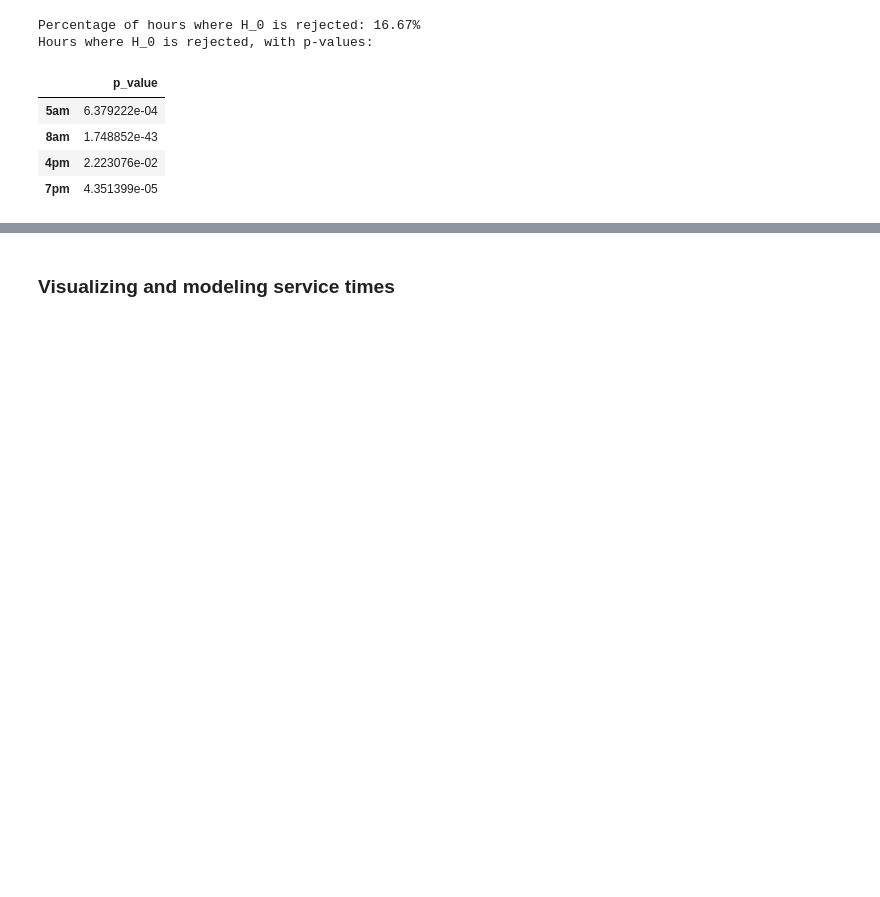
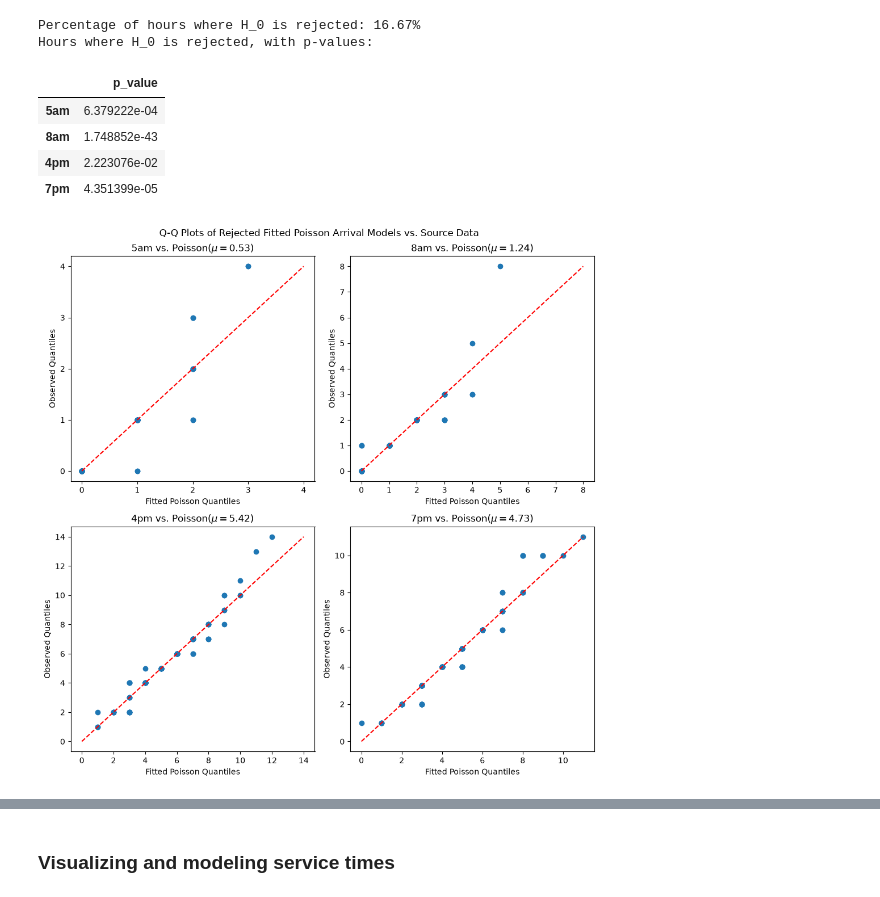
Before and after one commit to faustigo/MIE360-Fall-2026-Project, a Jupyter notebook: Deliverable-3.1-InputModeling.ipynb, the cells around one changed output, grey strips where cells are left out. Drawn from its saved outputs; the diff is of its cells as text; code cells hidden in the pictures; blank space fills up the shorter version.

```diff
--- a/Deliverable-3.1-InputModeling.ipynb
+++ b/Deliverable-3.1-InputModeling.ipynb
@@ -183,6 +181,30 @@ Hours where H_0 is rejected, with p-values:
 | 8am | 1.748852e-43 |
 | 4pm | 2.223076e-02 |
 | 7pm | 4.351399e-05 |
+# %%
+# Create Q-Q plots of the rejected hour Poisson distributions
+fig, axes = plt.subplots(2, 2, figsize=(10, 10))
+fig.suptitle("Q-Q Plots of Rejected Fitted Poisson Arrival Models vs. Source Data")
+
+for ax, (col_name, distn) in zip(axes.flat, rejected_distributions.items()):
+    observed = df_arrivals[col_name]
+    sorted_arrivals = np.sort(observed)
+    n = observed.shape[0]
+    probs = (np.arange(1, n + 1) - 0.5) / n
+    fitted_poisson_quantiles = distn.ppf(probs)
+    plot_max = max(fitted_poisson_quantiles.max(), observed.max())
+    ax.scatter(fitted_poisson_quantiles, sorted_arrivals)
+    ax.plot([0, plot_max], [0, plot_max], 'r--')
+    ax.set_title(f"{col_name} vs. Poisson($\\mu={distn.mean()}$)")
+    ax.set_xlabel('Fitted Poisson Quantiles')
+    ax.set_ylabel('Observed Quantiles')
+    ax.set_xticks(np.arange(0, plot_max + 1, 2 if plot_max >= 10 else 1))
+    ax.set_yticks(np.arange(0, plot_max + 1, 2 if plot_max >= 10 else 1))
+
+fig.tight_layout()
+plt.show()
+# %% [output]
+[figure, added]
 # %% [markdown]
 ### Analysis of arrival modeling
 Visually, the MLE Poisson distribution appears to largely fit most of the observed data, with a few histogram bins vastly differing. Our $\chi^2$ test conducted above largely agrees with this qualitative observation, showing that the MLE Poisson distribution is an acceptable fit for the majority (20/24) of the hours at the $\alpha=0.05$ confidence level.
```
Also changed, not shown: parts of 11 cells of this notebook.
